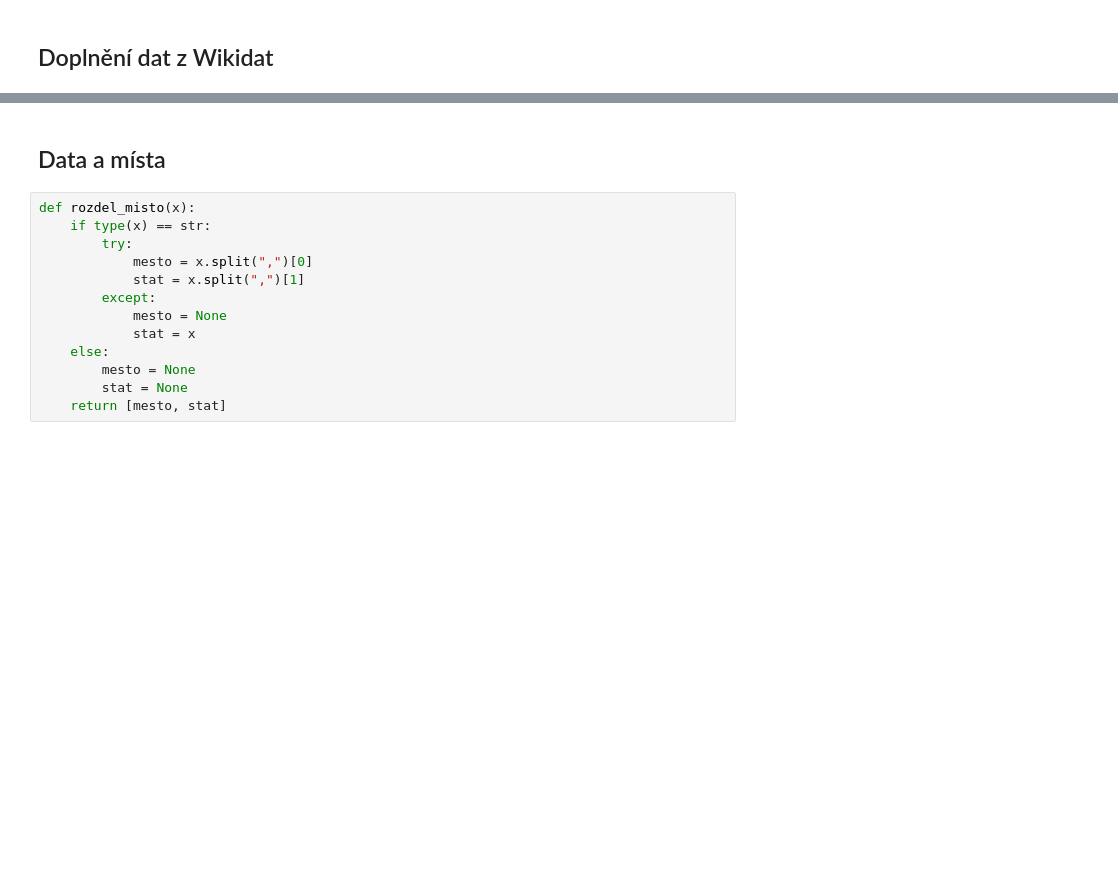
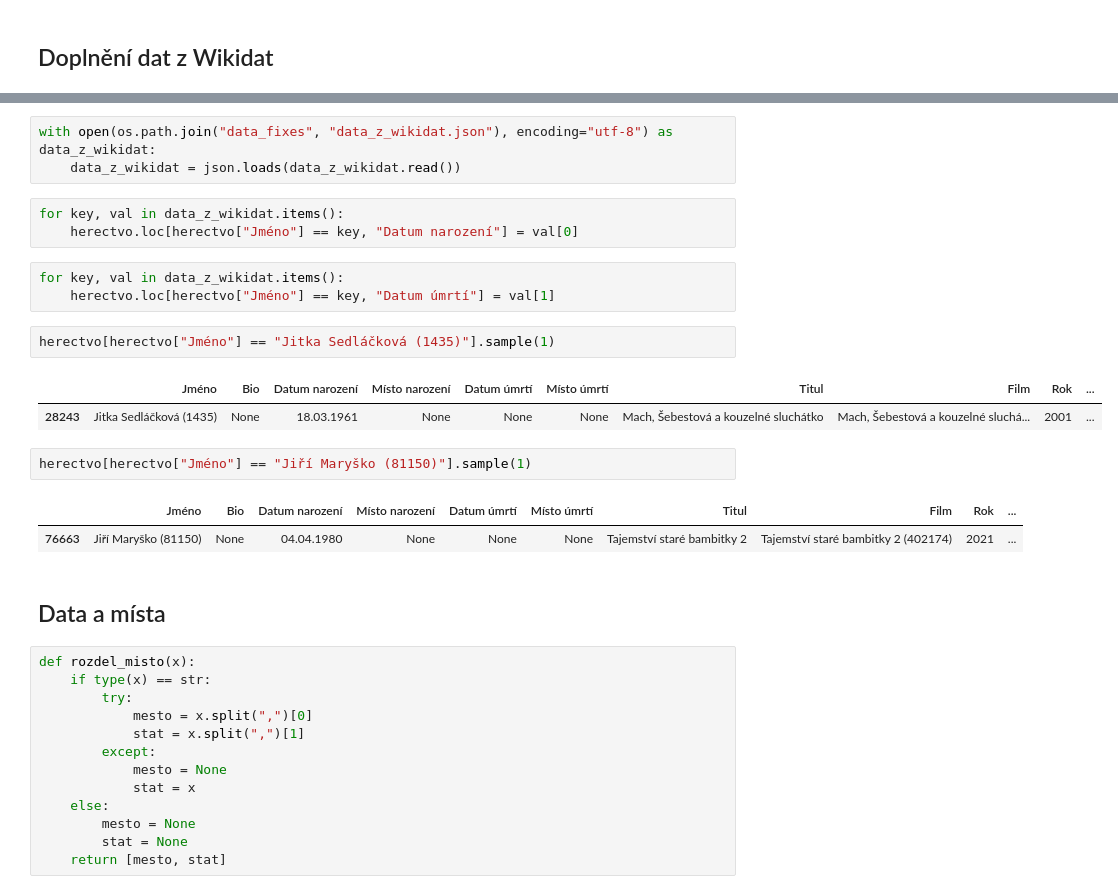
Before and after one commit to DataRozhlas/filmovy-prehled, a Jupyter notebook: 021 čistění a export herectva.ipynb, the cells around one changed output, grey strips where cells are left out. Saved outputs shown, nothing was run; the diff lists cells and outputs as text; blank space fills up the shorter version.

```diff
--- a/021 čistění a export herectva.ipynb
+++ b/021 čistění a export herectva.ipynb
@@ -95,3 +45,22 @@ Martin Kolár (7977), ['27. 07. 1958', '24. 08. 2010']
+# %%
+with open(os.path.join("data_fixes", "data_z_wikidat.json"), encoding="utf-8") as data_z_wikidat:
+    data_z_wikidat = json.loads(data_z_wikidat.read())
+# %%
+for key, val in data_z_wikidat.items():
+    herectvo.loc[herectvo["Jméno"] == key, "Datum narození"] = val[0]
+# %%
+for key, val in data_z_wikidat.items():
+    herectvo.loc[herectvo["Jméno"] == key, "Datum úmrtí"] = val[1]
+# %%
+herectvo[herectvo["Jméno"] == "Jitka Sedláčková (1435)"].sample(1)
+# %% [output]
+|  | Jméno | Bio | Datum narození | Místo narození | Datum úmrtí | Místo úmrtí | Titul | Film | Rok | ... |
+| 28243 | Jitka Sedláčková (1435) | None | 18.03.1961 | None | None | None | Mach, Šebestová a kouzelné sluchátko | Mach, Šebestová a kouzelné sluchá... | 2001 | ... |
+# %%
+herectvo[herectvo["Jméno"] == "Jiří Maryško (81150)"].sample(1)
+# %% [output]
+|  | Jméno | Bio | Datum narození | Místo narození | Datum úmrtí | Místo úmrtí | Titul | Film | Rok | ... |
+| 76663 | Jiří Maryško (81150) | None | 04.04.1980 | None | None | None | Tajemství staré bambitky 2 | Tajemství staré bambitky 2 (402174) | 2021 | ... |
 # %% [markdown]
 ## Data a místa
 # %%
```
Also changed, not shown: parts of 14 cells of this notebook, 16 other files.
